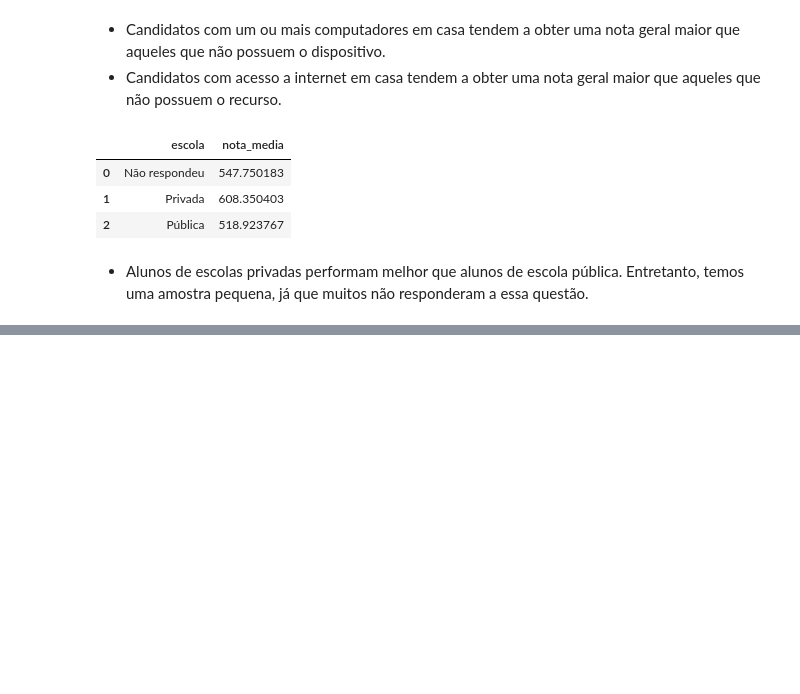
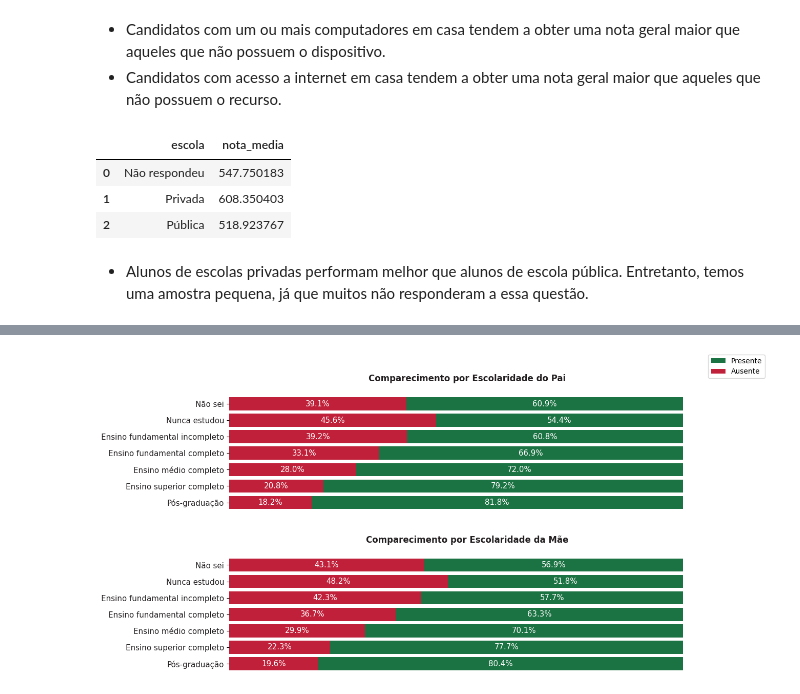
Before and after one commit to allmeidaapedro/Enem-Analysis, a Jupyter notebook: eda.ipynb, the cells around one changed output, grey strips where cells are left out. Saved outputs shown, nothing was run; the diff lists cells and outputs as text; code cells hidden in the pictures; blank space fills up the shorter version.

```diff
--- a/eda.ipynb
+++ b/eda.ipynb
@@ -1171,0 +1344,93 @@ df.groupby(['escola'])[['nota_media']].mean().reset_index()
+# %%
+escolaridade_pai_absent = presentes_ausentes_df.groupby(['escolaridade_pai'])[['presente']].mean().reset_index()
+escolaridade_pai_absent['ausente'] = 1 - escolaridade_pai_absent['presente']
+escolaridade_pai_absent['order_escolaridade'] = escolaridade_pai_absent['escolaridade_pai'].map({'Não sei': 0, 'Nunca estudou': 1, 'Ensino fundamental incompleto': 2, 'Ensino fundamental completo': 3, 'Ensino médio completo': 4, 'Ensino superior completo': 5, 'Pós-graduação': 6}).astype('int')
+escolaridade_pai_absent = escolaridade_pai_absent.sort_values(by=['order_escolaridade'], ascending=True).reset_index(drop=True)
+order = escolaridade_pai_absent['escolaridade_pai'].tolist()
+
+fig, ax = plt.subplots(2, 1, figsize=(12, 7))
+plt.subplots_adjust(hspace=0.4)  # Adjust the width and height space between subplots
+
+# Plot the horizontal stacked bar chart
+sns.barplot(x="presente", y="escolaridade_pai", data=escolaridade_pai_absent, color=VERDE1, label="Presente", ax=ax[0], left=escolaridade_pai_absent['ausente'], order=order)
+sns.barplot(x="ausente", y="escolaridade_pai", data=escolaridade_pai_absent, color=VERMELHO1, label="Ausente", ax=ax[0], order=order)
+
+ax[0].set_title('Comparecimento por Escolaridade do Pai', color=CINZA1, fontweight='bold', fontsize=12, pad=20)
+ax[0].set_xlabel('Percentual', color=CINZA2, fontsize=10.8, labelpad=20)
+ax[0].set_ylabel('')
+ax[0].set_yticks(ticks=range(7), labels=order, color=CINZA1, fontsize=10.8)
+ax[0].get_xaxis().set_visible(False)
+ax[0].spines['top'].set_visible(False)
+ax[0].spines['right'].set_visible(False)
+ax[0].spines['bottom'].set_visible(False)
+ax[0].spines['left'].set_visible(False)
+
+# Annotate the percentages inside the bars
+for i, bar in enumerate(ax[0].patches):
+    width = bar.get_width()
+    height = bar.get_height()
+    x = bar.get_x()
+    y = bar.get_y()
+
+    if i < len(escolaridade_pai_absent):
+        continue
+
+    percentage = width * 100
+    ax[0].text(x + width / 2, y + height / 2, f"{percentage:.1f}%", ha="center", va="center", color="white", fontsize=10.8)
+
+for i, bar in enumerate(ax[0].patches[:len(escolaridade_pai_absent)]):
+    width = bar.get_width()
+    height = bar.get_height()
+    x = bar.get_x()
+    y = bar.get_y()
+
+    percentage = escolaridade_pai_absent['presente'].iloc[i] * 100
+    ax[0].text(x + width / 2, y + height / 2, f"{percentage:.1f}%", ha="center", va="center", color="white", fontsize=10.8)
+
+
+escolaridade_mae_absent = presentes_ausentes_df.groupby(['escolaridade_mae'])[['presente']].mean().reset_index()
+escolaridade_mae_absent['ausente'] = 1 - escolaridade_mae_absent['presente']
+escolaridade_mae_absent['order_escolaridade'] = escolaridade_mae_absent['escolaridade_mae'].map({'Não sei': 0, 'Nunca estudou': 1, 'Ensino fundamental incompleto': 2, 'Ensino fundamental completo': 3, 'Ensino médio completo': 4, 'Ensino superior completo': 5, 'Pós-graduação': 6}).astype('int')
+escolaridade_mae_absent = escolaridade_mae_absent.sort_values(by=['order_escolaridade'], ascending=True).reset_index(drop=True)
+
+# Plot the horizontal stacked bar chart
+sns.barplot(x="presente", y="escolaridade_mae", data=escolaridade_mae_absent, color=VERDE1, label="Presente", ax=ax[1], left=escolaridade_mae_absent['ausente'], order=order)
+sns.barplot(x="ausente", y="escolaridade_mae", data=escolaridade_mae_absent, color=VERMELHO1, label="Ausente", ax=ax[1], order=order)
+
+ax[1].set_title('Comparecimento por Escolaridade da Mãe', color=CINZA1, fontweight='bold', fontsize=12, pad=20)
+ax[1].set_xlabel('Percentual', color=CINZA2, fontsize=10.8, labelpad=20)
+ax[1].set_yticks(ticks=range(7), labels=order, color=CINZA1, fontsize=10.8)
+ax[1].set_ylabel('')
+ax[1].get_xaxis().set_visible(False)
+ax[1].spines['top'].set_visible(False)
+ax[1].spines['right'].set_visible(False)
+ax[1].spines['bottom'].set_visible(False)
+ax[1].spines['left'].set_visible(False)
+
+# Annotate the percentages inside the bars
+for i, bar in enumerate(ax[1].patches):
+    width = bar.get_width()
+    height = bar.get_height()
+    x = bar.get_x()
+    y = bar.get_y()
+
+    if i < len(escolaridade_mae_absent):
+        continue
+
+    percentage = width * 100
+    ax[1].text(x + width / 2, y + height / 2, f"{percentage:.1f}%", ha="center", va="center", color="white", fontsize=10.8)
+
+for i, bar in enumerate(ax[1].patches[:len(escolaridade_mae_absent)]):
+    width = bar.get_width()
+    height = bar.get_height()
+    x = bar.get_x()
+    y = bar.get_y()
+
+    percentage = escolaridade_mae_absent['presente'].iloc[i] * 100
+    ax[1].text(x + width / 2, y + height / 2, f"{percentage:.1f}%", ha="center", va="center", color="white", fontsize=10.8)
+
+handles, labels = ax[0].get_legend_handles_labels()
+fig.legend(handles, labels, loc="upper right", ncol=1)
+plt.show()
+# %% [output]
+[figure, added]
```
Also changed, not shown: parts of 40 cells of this notebook.
